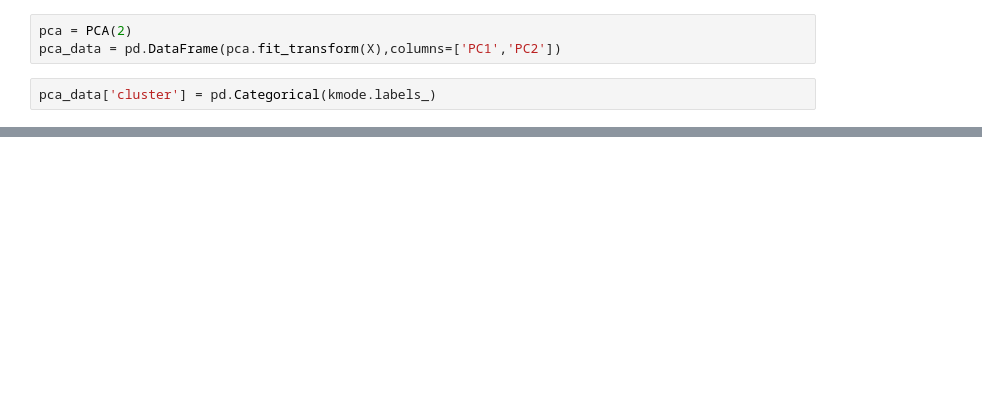
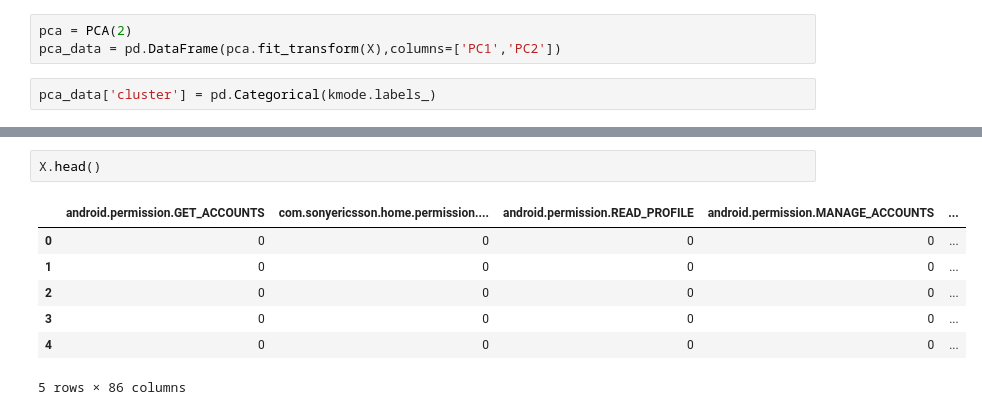
Before and after one commit to KapilM26/ELG5255_Project, a Jupyter notebook: clustering.ipynb, the cells around one changed output, grey strips where cells are left out. Saved outputs shown, nothing was run; the diff lists cells and outputs as text; blank space fills up the shorter version.

```diff
--- a/clustering.ipynb
+++ b/clustering.ipynb
@@ -108,0 +65,10 @@ sns.scatterplot(x="PC1",y="PC2",hue="cluster",data=pca_data)
+# %%
+X.head()
+# %% [output]
+|  | android.permission.GET_ACCOUNTS | com.sonyericsson.home.permission.... | android.permission.READ_PROFILE | android.permission.MANAGE_ACCOUNTS | ... |
+| 0 | 0 | 0 | 0 | 0 | ... |
+| 1 | 0 | 0 | 0 | 0 | ... |
+| 2 | 0 | 0 | 0 | 0 | ... |
+| 3 | 0 | 0 | 0 | 0 | ... |
+| 4 | 0 | 0 | 0 | 0 | ... |
+5 rows × 86 columns
```
Also changed, not shown: parts of 17 cells of this notebook.
